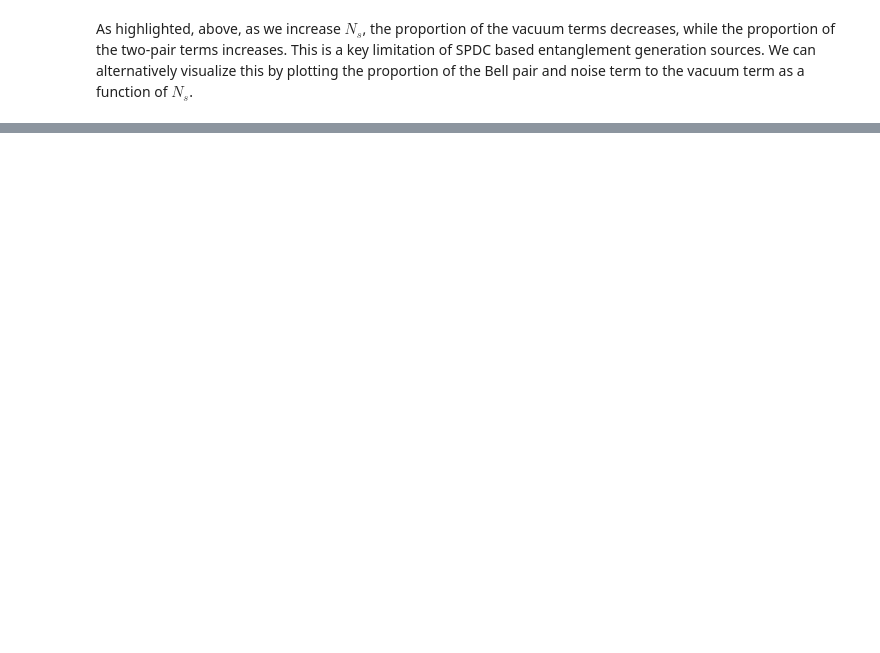
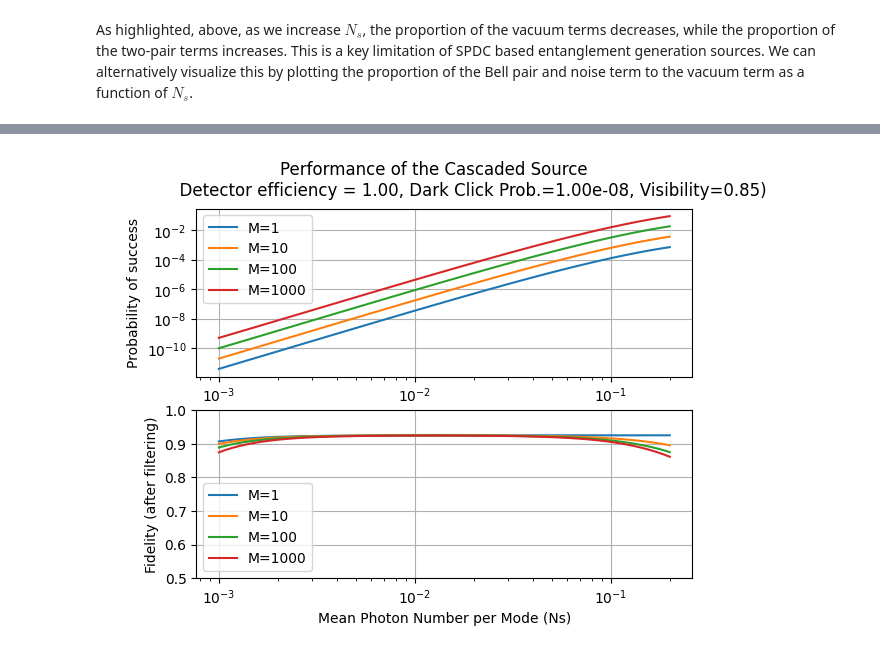
Before and after one commit to pr4jitd/2024.CQNSchool.DigitalTwin, a Jupyter notebook: MidpointSource_Tutorial_Prajit.ipynb, the cells around one changed output, grey strips where cells are left out. Cells and saved outputs as stored; diff of their text form; code cells hidden in the pictures; blank space fills up the shorter version.

```diff
--- a/MidpointSource_Tutorial_Prajit.ipynb
+++ b/MidpointSource_Tutorial_Prajit.ipynb
@@ -247,3 +305,58 @@ A big challenge is that even with the best hardware and near perfect operation,
+# %%
+## Initialize the system
+range_Ns = np.logspace(-3,math.log10(0.2),100)
+range_M = [1,10,100,1000]
+fid_array = np.zeros((len(range_Ns),len(range_M)))
+prob_success_array = np.zeros((len(range_Ns),len(range_M)))
+
+# Ordering of parameters: Ns, eta_Alice,eta_Bob,eta_detectors,prob_dark_click,visibility
+# Modify the parameters below to see how the performance changes
+eta_A=eta_B=1
+eta_detectors=1
+prob_dark_click=1e-8;
+visibility=0.85
+
+mult_loss=0.9;
+
+for i1 in range(len(range_Ns)):
+    for i2 in range(len(range_M)):
+        det_loss = eta_detectors*mult_loss**math.log2(range_M[i2])
+        matrix=cascaded_source_density_matrix(range_Ns[i1],eta_A,eta_B,det_loss,prob_dark_click,visibility)
+        norm = np.trace(matrix)
+        prob_success_array[i1,i2]=1-(1-(norm*4))**range_M[i2]
+        fid_array[i1,i2]=(matrix[9,9]+matrix[19,19]+matrix[19,9]+matrix[9,19])/norm
+
+
+# Plotting the results
+fig, axs = plt.subplots(2)
+fig.suptitle('Performance of the Cascaded Source \n \
+             Detector efficiency = {:2.2f}, Dark Click Prob.={:4.2e}, Visibility={:2.2f})'\
+             .format(eta_detectors,prob_dark_click,visibility))
+
+# Plotting the probability of success
+for i2 in range(len(range_M)):
+    axs[0].plot(range_Ns, prob_success_array[:,i2],label="M={}".format(range_M[i2]))
+axs[0].set_xscale("log")
+axs[0].set_yscale("log")
+axs[0].grid()
+axs[0].legend()
+axs[0].set_xlabel("Mean Photon Number per Mode (Ns)")
+axs[0].set_ylabel("Probability of success")
+#axs[0].set_ylim([1e-12,1e-3])
+
+# Plotting the fidelity
+for i2 in range(len(range_M)):
+    axs[1].plot(range_Ns, fid_array[:,i2],label="M={}".format(range_M[i2]))
+axs[1].set_xscale("log")
+axs[1].grid()
+axs[1].legend()
+axs[1].set_xlabel("Mean Photon Number per Mode (Ns)")
+axs[1].set_ylabel("Fidelity (after filtering)")
+axs[1].set_ylim([0.5,1.0])
+
+plt.show()
+# %% [output]
+[figure, added]
 # %% [markdown]
 ## Quantum Memories: Sneak Peek
 As highlighted above, in the context of the protocol, we require quantum memories that not only can can store quantum information for a long time but are also also be able to interact with photons. The latter requirement is necessary for the memories to be able to store entangled photons coming from the midpoint source at C. Furthermore, we require that the end parties A and B **know** when their share of the entangled photon pair is successfully stored in their memories.
```
Also changed, not shown: parts of 13 cells of this notebook, 2 other files.
